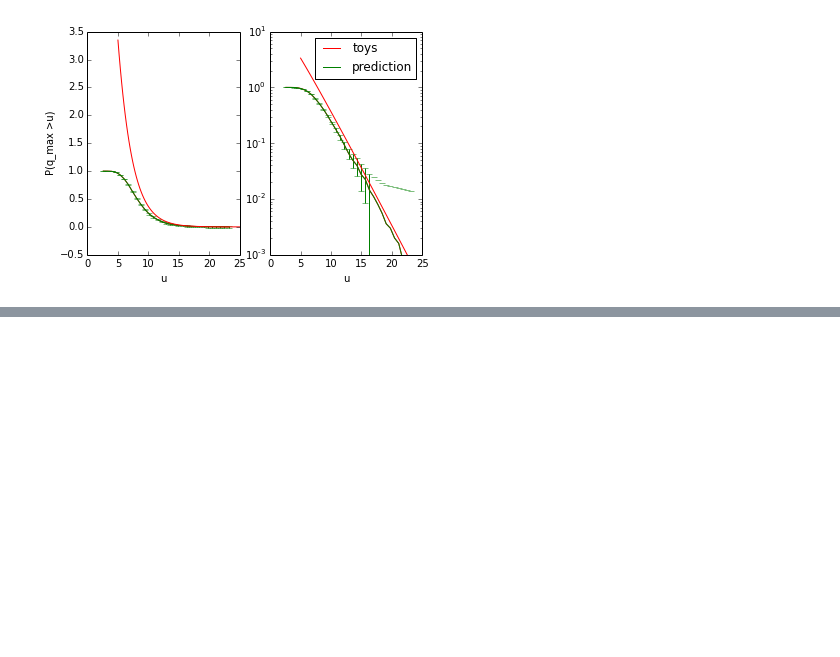
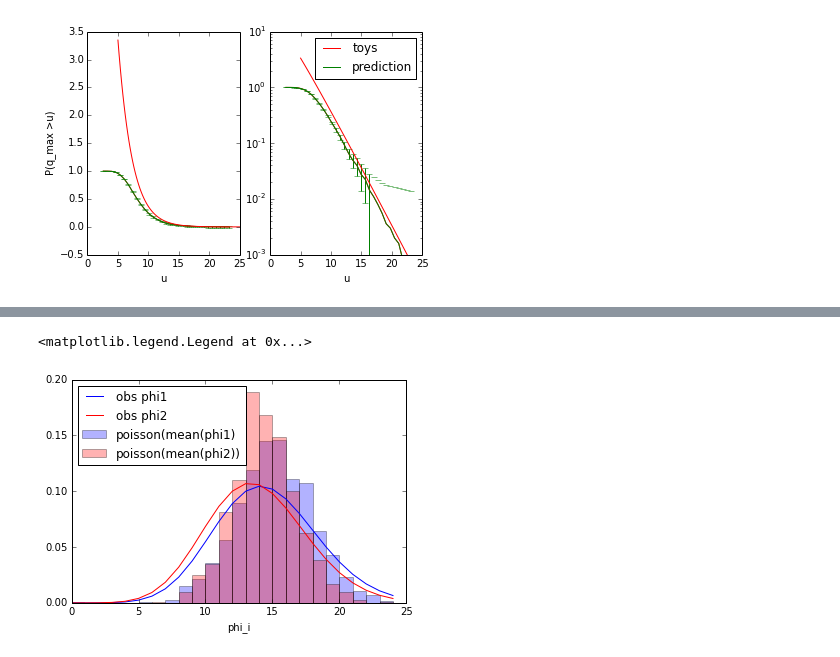
Before and after one commit to cranmer/look-elsewhere-2d, a Jupyter notebook: create_gaussian_process_examples.ipynb, the cells around one changed output, grey strips where cells are left out. Drawn from its saved outputs; the diff is of its cells as text; code cells hidden in the pictures; blank space fills up the shorter version.

```diff
--- a/create_gaussian_process_examples.ipynb
+++ b/create_gaussian_process_examples.ipynb
@@ -216,0 +242,26 @@ plt.semilogy()
+# %%
+n_samples = 1000
+z_array = gp.sample(indep,n_samples)
+phis = np.zeros((n_samples,2))
+
+for scan_no, z in enumerate(z_array):
+    scan = z.reshape((n_scan_points,n_scan_points))**2
+
+    #get excursion sets above those two levels
+    exc1 = (scan>u1) + 0. #add 0. to convert from bool to double
+    exc2 = (scan>u2) + 0.
+
+    phi1 = calculate_euler_characteristic(exc1)
+    phi2 = calculate_euler_characteristic(exc2)
+    phis[scan_no] = [phi1, phi2]
+# %%
+bins = np.arange(0,25)
+counts, bins, patches = plt.hist(phis[:,0], bins=bins, normed=True, alpha=.3, color='b')
+_ = plt.hist(phis[:,1], bins=bins, normed=True,alpha=.3, color='r')
+plt.plot(bins,poisson.pmf(bins,np.mean(phis[:,0])), c='b')
+plt.plot(bins,poisson.pmf(bins,np.mean(phis[:,1])), c='r')
+plt.xlabel('phi_i')
+plt.legend(('obs phi1', 'obs phi2', 'poisson(mean(phi1)', 'poisson(mean(phi2))'), loc='upper left')
+# %% [output]
+<matplotlib.legend.Legend at 0x...>
+[figure, added]
```
Also changed, not shown: parts of 14 cells of this notebook, 1 other file.
